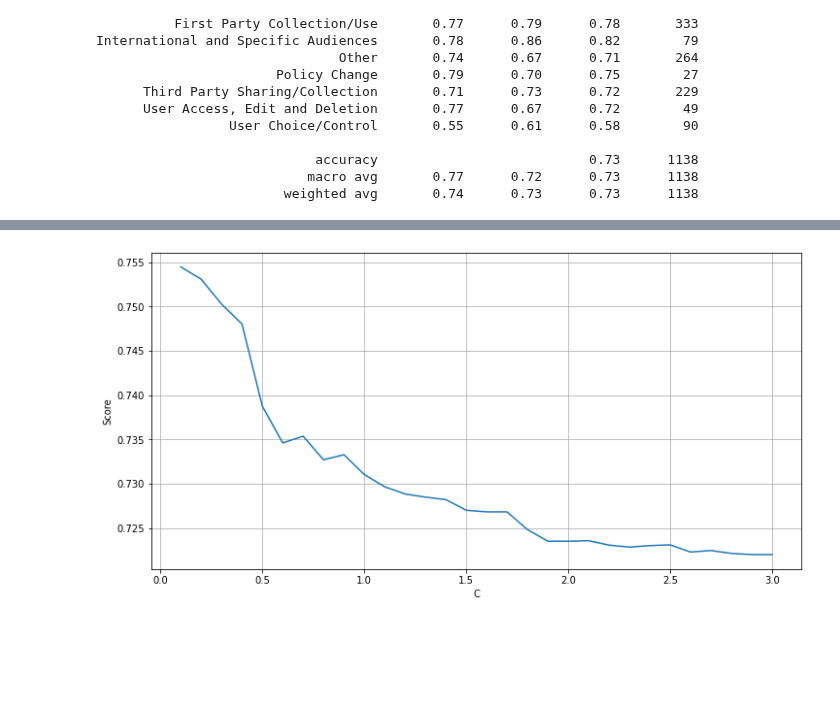
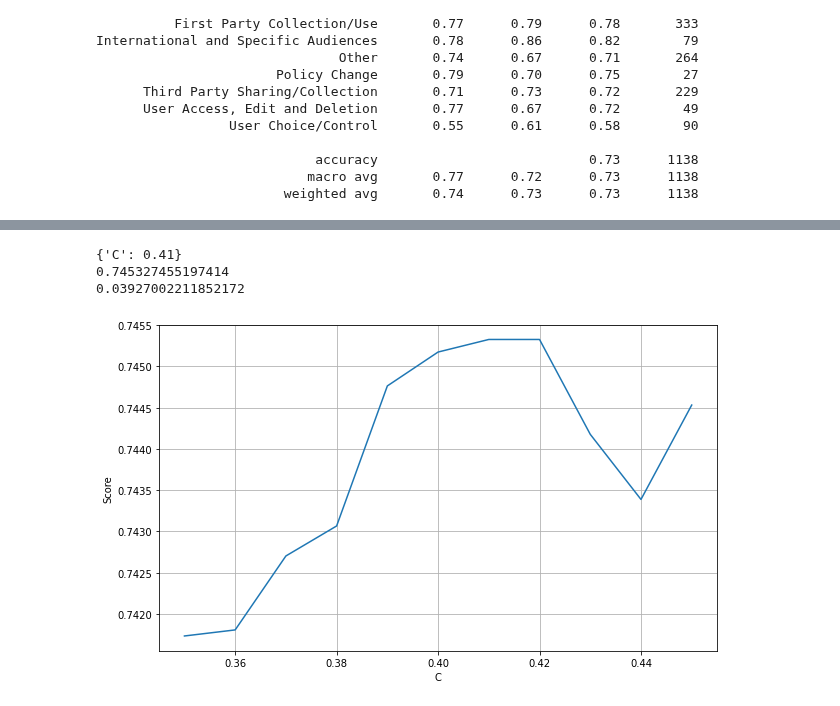
Before and after one commit to bachhvu/Policy-NLP, a Jupyter notebook: Model_Development.ipynb, the cells around one changed output, grey strips where cells are left out. Cells and saved outputs as stored; diff of their text form; code cells hidden in the pictures; blank space fills up the shorter version.

```diff
--- a/Model_Development.ipynb
+++ b/Model_Development.ipynb
@@ -115,7 +115,7 @@ Data Retention                           14
 Do Not Track                              9
 Name: output, dtype: int64
 # %%
-alpha_list = np.linspace(0.1,3,30)
+alpha_list = np.linspace(0.35,0.45,11)
 alpha_list = np.around(alpha_list, decimals=4)
 alpha_list
 # %% [output]
@@ -125,7 +123,6 @@ array([0.1, 0.2, 0.3, 0.4, 0.5, 0.6, 0.7, 0.8, 0.9, 1. , 1.1, 1.2, 1.3,
 # %%
-kf = KFold(n_splits=5, random_state=0, shuffle=False)
+kf = StratifiedKFold(n_splits=5, random_state=0, shuffle=False)
 params = {'C': alpha_list,
           }
 # %%
-classifier = LinearSVC(random_state=0, class_weight='balanced')
-cross_val_score(classifier, segments_train, targets_train, cv=kf)
+classifier = LinearSVC(random_state=0)
@@ -166,7 +161,8 @@ International and Specific Audiences       0.78      0.86      0.82        79
                            macro avg       0.77      0.72      0.73      1138
                         weighted avg       0.74      0.73      0.73      1138
 # %%
-grid_no_up = GridSearchCV(classifier, param_grid=params, cv=kf, scoring = 'recall_macro').fit(segments_train, targets_train)
-print(grid_no_up.best_params_)
-print(grid_no_up.best_score_)
+start_time = time.time()
+grid_no_up = GridSearchCV(classifier, param_grid=params, cv=kf, n_jobs=-1, verbose=1, scoring='f1_macro').fit(segments_train, targets_train)
+train_time = time.time() - start_time
+print('Done training in', train_time, 'seconds.')
 # %% [output]
@@ -175,17 +174,24 @@ print(grid_no_up.best_score_)
 # %%
 results = pd.DataFrame()
 # collect parameter list
 results['alpha'] = grid_no_up.cv_results_['param_C'].data
 # collect test scores
 results['score'] = grid_no_up.cv_results_['mean_test_score'].data
 
-plt.rcParams['figure.figsize'] = (12.0, 6.0)
+plt.rcParams['figure.figsize'] = (10, 6)
 plt.plot(results['alpha'], results['score'])
 plt.xlabel('C')
 plt.ylabel('Score')
 plt.grid()
+
+print(grid_no_up.best_params_)
+print(grid_no_up.best_score_)
+print(grid_no_up.cv_results_['std_test_score'][grid_no_up.best_index_])
 # %% [output]
+{'C': 0.41}
+0.745327455197414
+0.03927002211852172
-[figure, old version]
+[figure, new version]
 # %%
 grid_no_up_preds = grid_no_up.best_estimator_.predict(segments_test)
 labels = segments['category_name'].unique()
```
Also changed, not shown: parts of 17 cells of this notebook.
